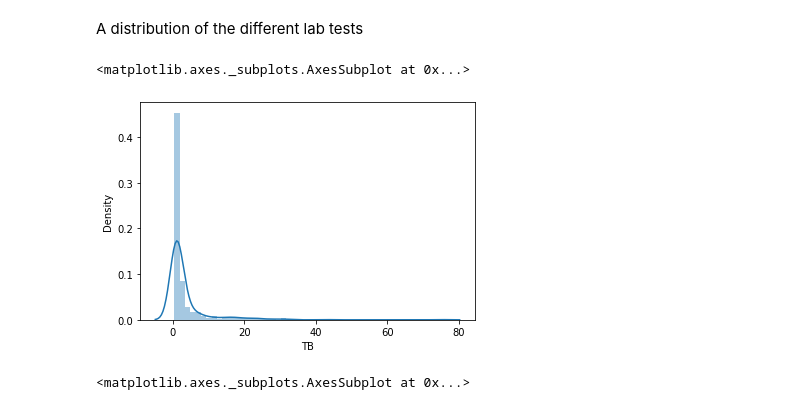
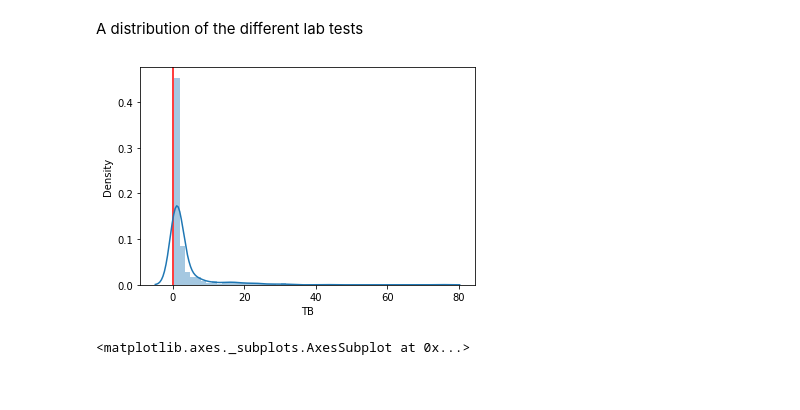
Before and after one commit to MugoChege/Liver-and-Tweets, a Jupyter notebook: Liver.ipynb, the cells around one changed output. Saved outputs shown, nothing was run; the diff lists cells and outputs as text; code cells hidden in the pictures.

```diff
--- a/Liver.ipynb
+++ b/Liver.ipynb
@@ -361,11 +374,12 @@ Name: selector, dtype: int64
 ##Distribution vs optimum
 # %% [markdown]
 A distribution of the different lab tests
-# %%
-sns.distplot(toeda['TB'])
-# %% [output]
-<matplotlib.axes._subplots.AxesSubplot at 0x...>
-[figure, removed]
+# %%
+plt.axvline(x = 0.1 ,c = 'red')
+sns.distplot(toeda['TB'])
+plt.show()
+# %% [output]
+[figure, added]
 # %%
 sns.distplot(toeda['DB'])
 # %% [output]
```
Also changed, not shown: parts of 48 cells of this notebook.
